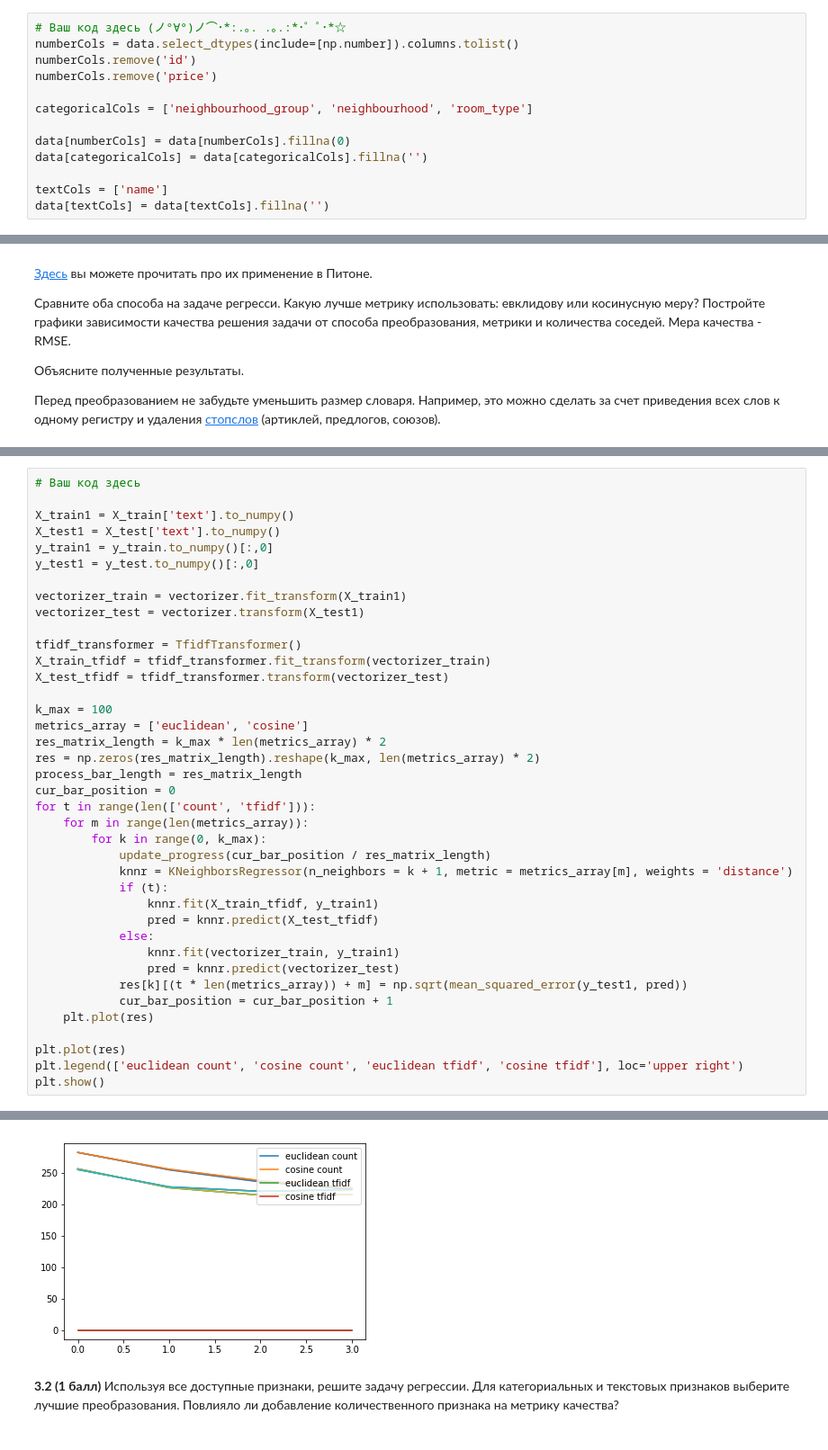
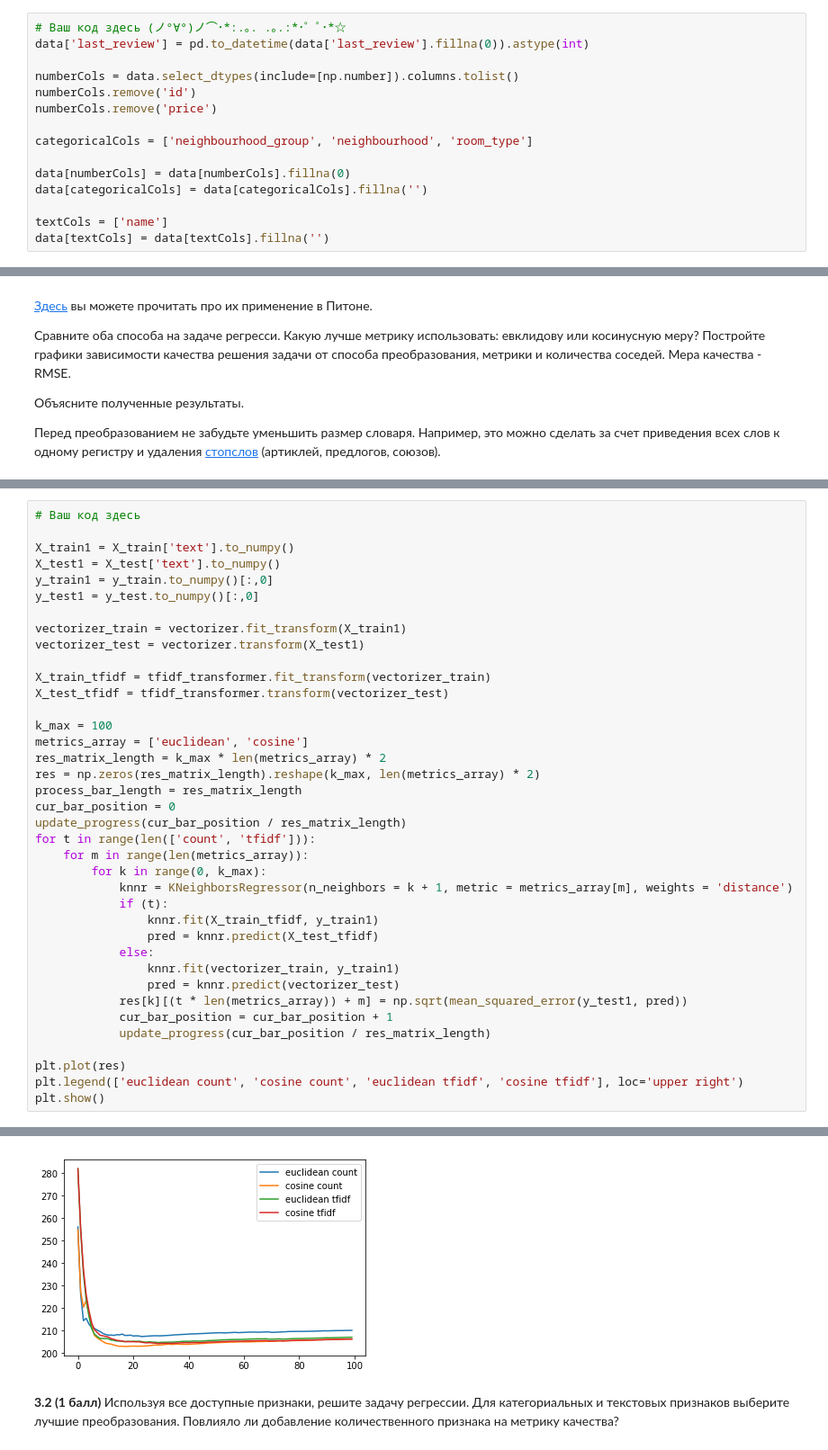
Before and after one commit to GHopperMSK/lmsu-homework, a Jupyter notebook: airbnb/homework-practice-02.ipynb, the cells around one changed output, grey strips where cells are left out. Shown at 90% size. Saved outputs shown, nothing was run; the diff lists cells and outputs as text.

Commit message:
add last_review column

```diff
--- a/airbnb/homework-practice-02.ipynb
+++ b/airbnb/homework-practice-02.ipynb
@@ -134,6 +135,8 @@ dtype: int64
 Как видите, в данных есть пропуски. Не забудьте обработать их
 # %%
 # Ваш код здесь (ノ°∀°)ノ⌒･*:.｡. .｡.:*･゜ﾟ･*☆
+data['last_review'] = pd.to_datetime(data['last_review'].fillna(0)).astype(int)
+
 numberCols = data.select_dtypes(include=[np.number]).columns.tolist()
 numberCols.remove('id')
 numberCols.remove('price')
@@ -639,37 +643,36 @@ y_test1 = y_test.to_numpy()[:,0]
 vectorizer_train = vectorizer.fit_transform(X_train1)
 vectorizer_test = vectorizer.transform(X_test1)
 
-tfidf_transformer = TfidfTransformer()
 X_train_tfidf = tfidf_transformer.fit_transform(vectorizer_train)
 X_test_tfidf = tfidf_transformer.transform(vectorizer_test)
 
 k_max = 100
 metrics_array = ['euclidean', 'cosine']
 res_matrix_length = k_max * len(metrics_array) * 2
 res = np.zeros(res_matrix_length).reshape(k_max, len(metrics_array) * 2)
 process_bar_length = res_matrix_length
 cur_bar_position = 0
+update_progress(cur_bar_position / res_matrix_length)
 for t in range(len(['count', 'tfidf'])):
     for m in range(len(metrics_array)):
         for k in range(0, k_max):
-            update_progress(cur_bar_position / res_matrix_length)
             knnr = KNeighborsRegressor(n_neighbors = k + 1, metric = metrics_array[m], weights = 'distance')
             if (t):
                 knnr.fit(X_train_tfidf, y_train1)
                 pred = knnr.predict(X_test_tfidf)
             else:
                 knnr.fit(vectorizer_train, y_train1)
                 pred = knnr.predict(vectorizer_test)
             res[k][(t * len(metrics_array)) + m] = np.sqrt(mean_squared_error(y_test1, pred))
             cur_bar_position = cur_bar_position + 1
-    plt.plot(res)
+            update_progress(cur_bar_position / res_matrix_length)
 
 plt.plot(res)
 plt.legend(['euclidean count', 'cosine count', 'euclidean tfidf', 'cosine tfidf'], loc='upper right')
 plt.show()
 # %% [output]
 Progress: [####################] 100.0%
-[figure, old version]
+[figure, new version]
 # %% [markdown]
 <b>3.2 (1 балл)</b> Используя все доступные признаки, решите задачу регрессии. Для категориальных и текстовых признаков выберите лучшие преобразования. Повлияло ли добавление количественного признака на метрику качества?
 # %%
```
Also changed, not shown: parts of 6 cells of this notebook.
